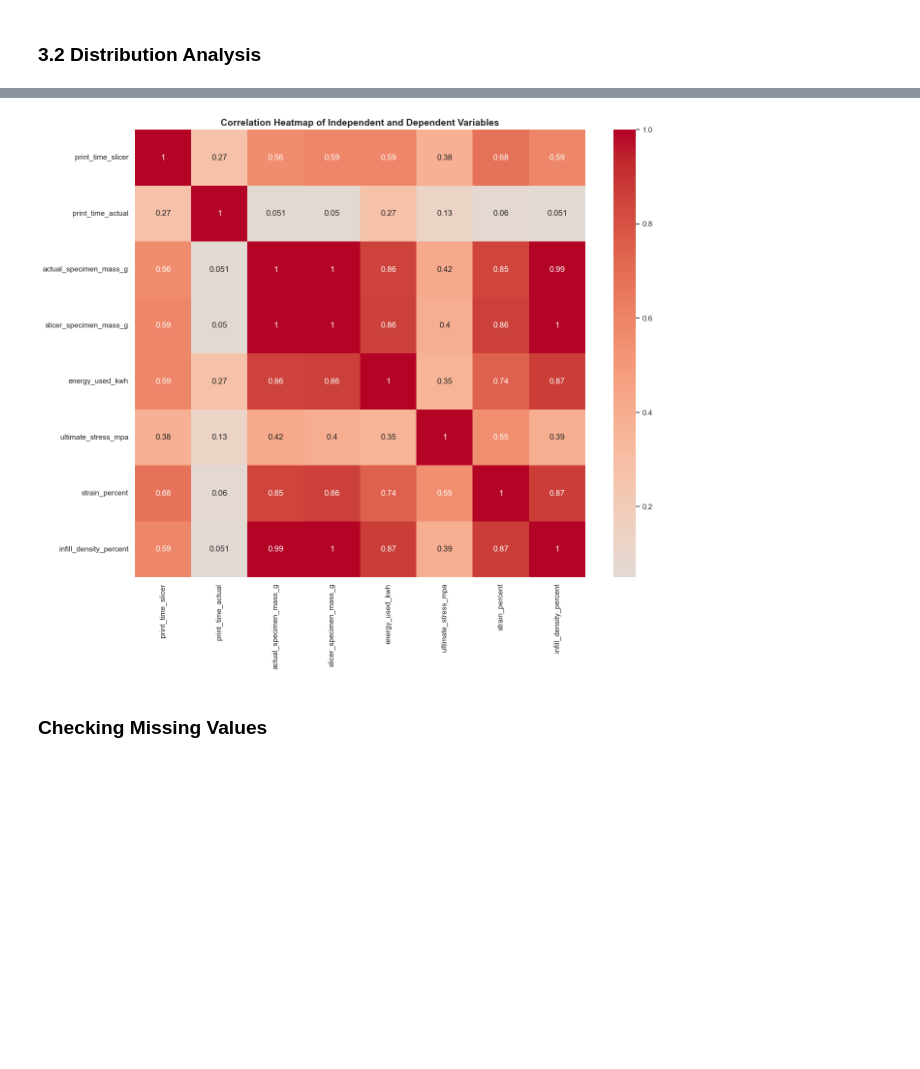
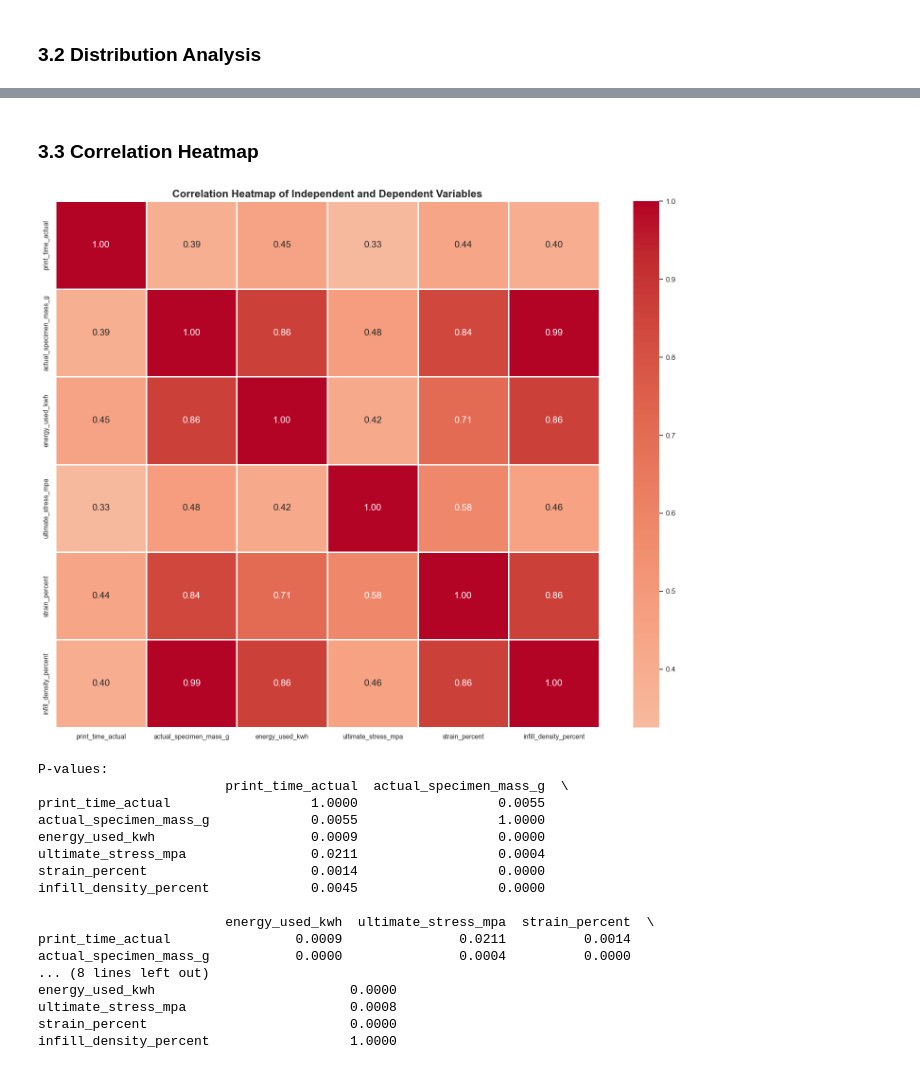
Before and after one commit to t1pen/PROJECT_OID, a Jupyter notebook: Data Analysis.ipynb, the cells around one changed output, grey strips where cells are left out. Saved outputs shown, nothing was run; the diff lists cells and outputs as text; code cells hidden in the pictures; blank space fills up the shorter version.

```diff
--- a/Data Analysis.ipynb
+++ b/Data Analysis.ipynb
@@ -27,7 +32,7 @@ sns.set_theme(style="whitegrid")
 ### 1.2 Loading Dataset
 # %%
 # Load the dataset
-df = pd.read_csv("PAASE Experiment (PLA) Converted.csv", header=0)
+df = pd.read_csv("EXP DATAV2_CLEANED.csv", header=0)
 df.head()
 # %% [output]
 |  | item_no | print_date | start_time | end_time | specimen_id | replicate_no | infill_density_percent | ... |
@@ -237,18 +332,21 @@ Number of identical rows: 0
 # %% [markdown]
 ### 2.3 Outlier Detection
 # %%
-# Boxplot of Dependent Variables
-fig, axes = plt.subplots(3, 3, figsize=(15, 15))
+dep_res_vars = ['print_time_actual',
+                'actual_specimen_mass_g',
+                'energy_used_kwh']
+
+# Boxplot of Dependent Resource Parameters
+fig, axes = plt.subplots(2, 3, figsize=(15, 9))
 axes = axes.flatten()
-all_vars = dep_vars + indep_vars
 
-for i, var in enumerate(all_vars):
+for i, var in enumerate(dep_res_vars):
     ax = axes[i]
 
-    plt.subplot(3, 3, i + 1)
+    plt.subplot(2, 3, i + 1)
     sns.boxplot(
         y=df[var],
-        color='skyblue',
+        color='lightgreen',
         ax=ax,
         flierprops=dict(markerfacecolor='red', marker='x', markersize=5, linestyle='none')
         )
@@ -281,9 +379,9 @@ for i, var in enumerate(all_vars):
     )
 
 # Hide unused subplots
-for idx in range(len(all_vars), len(axes)):
+for idx in range(len(dep_res_vars), len(axes)):
     axes[idx].set_visible(False)
-
+plt.suptitle('Boxplots of Dependent Resource Parameters', fontsize=14, fontweight='bold')
 plt.tight_layout()
 plt.show()
 # %% [output]
@@ -331,11 +525,45 @@ plt.show()
+# %% [markdown]
+### 3.3 Correlation Heatmap
 # %%
 # Correlation Heatmap between independent and dependent variables
 plt.figure(figsize=(15, 12))
-corr_matrix = df[all_vars].corr(numeric_only=True)
-sns.heatmap(corr_matrix, annot=True, cmap='coolwarm', center=0)
-plt.title('Correlation Heatmap of Independent and Dependent Variables', fontdict={'fontsize': 14, 'fontweight': 'bold'})
+corr_matrix = df[dep_res_vars + dep_mech_vars + indep_vars].corr(numeric_only=True)
+
+# Calculate p-values
+from scipy.stats import pearsonr
+pvalues = pd.DataFrame(1.0, index=corr_matrix.index, columns=corr_matrix.columns)
+for i in range(len(corr_matrix.columns)):
+    for j in range(len(corr_matrix.columns)):
+        if i != j:
+            _, pval = pearsonr(df[corr_matrix.columns[i]], df[corr_matrix.columns[j]])
+            pvalues.iloc[i, j] = pval
+
+sns.heatmap(corr_matrix, annot=True, cmap='coolwarm', fmt='.2f', linewidths=1, center=0, annot_kws={'size': 14})
+plt.title('Correlation Heatmap of Independent and Dependent Variables', fontdict={'fontsize': 16, 'fontweight': 'bold'})
+plt.xticks(fontsize=10)
+plt.yticks(fontsize=10)
+plt.tight_layout()
 plt.show()
+
+# Display p-values
+print("P-values:")
+print(pvalues.round(4))
 # %% [output]
-[figure, old version]
+[figure, new version]
+P-values:
+                        print_time_actual  actual_specimen_mass_g  \
+print_time_actual                  1.0000                  0.0055
+actual_specimen_mass_g             0.0055                  1.0000
+energy_used_kwh                    0.0009                  0.0000
+ultimate_stress_mpa                0.0211                  0.0004
+strain_percent                     0.0014                  0.0000
+infill_density_percent             0.0045                  0.0000
+
+                        energy_used_kwh  ultimate_stress_mpa  strain_percent  \
+print_time_actual                0.0009               0.0211          0.0014
+actual_specimen_mass_g           0.0000               0.0004          0.0000
+... (8 lines left out)
+energy_used_kwh                         0.0000
+ultimate_stress_mpa                     0.0008
+strain_percent                          0.0000
+infill_density_percent                  1.0000
-# %% [markdown]
-### Checking Missing Values
```
Also changed, not shown: parts of 95 cells of this notebook, 7 other files.
